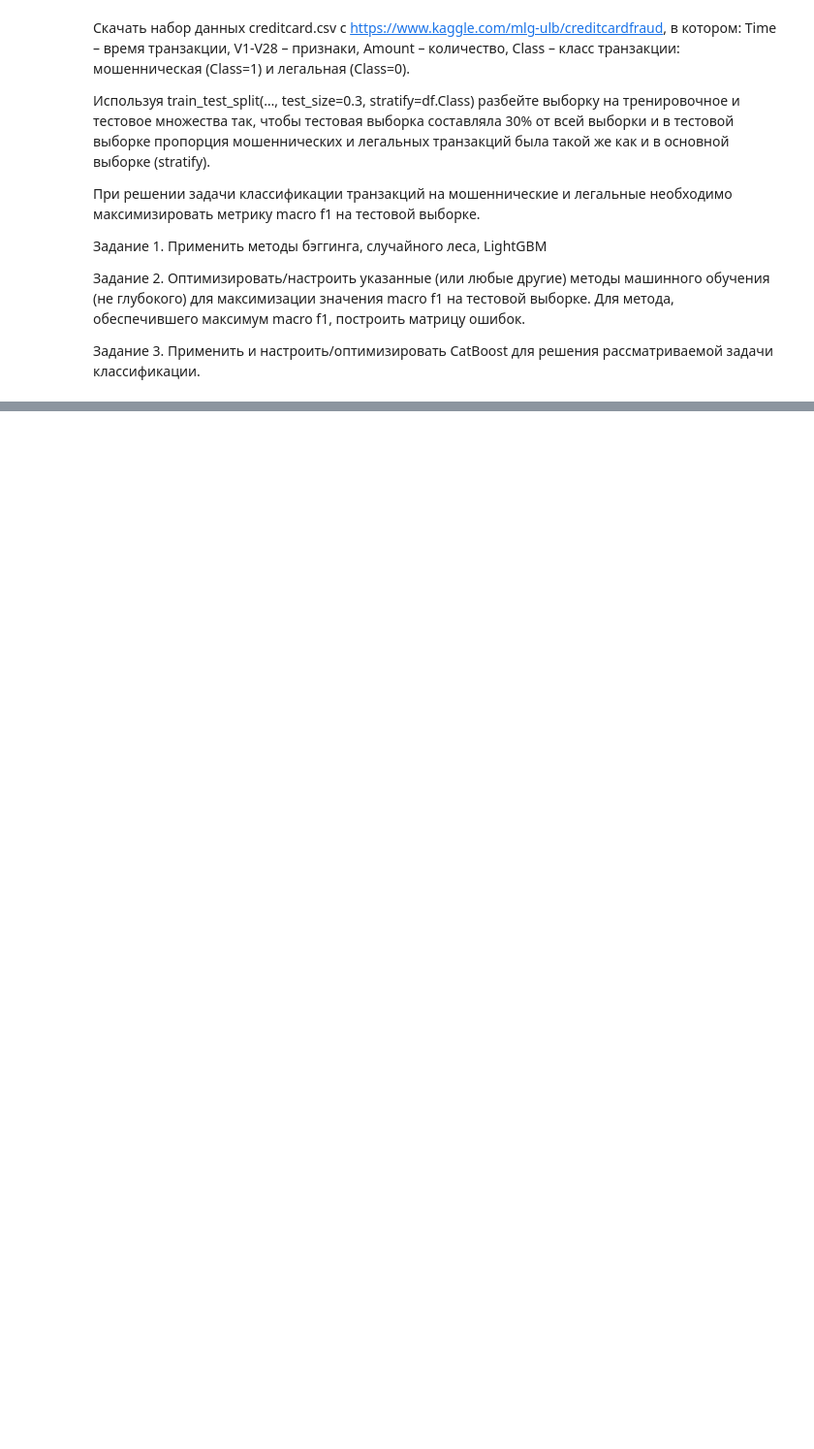
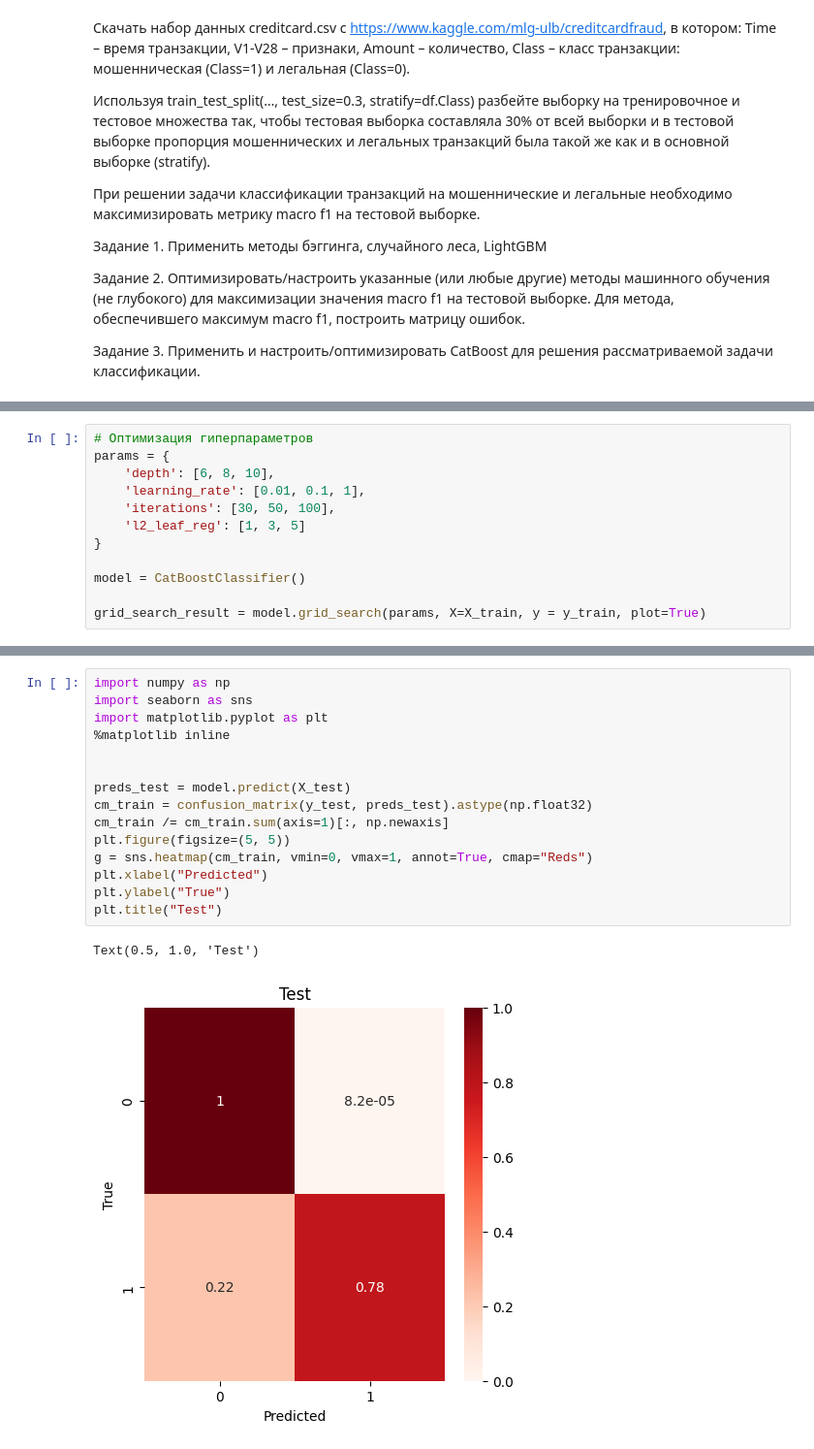
Before and after one commit to mu-stardash/Python-assignments, a Jupyter notebook: 5 laba/5_laba_python_big.ipynb, the cells around one changed output, grey strips where cells are left out. Shown at 97% size. Drawn from its saved outputs; the diff is of its cells as text; blank space fills up the shorter version.

```diff
--- a/5 laba/5_laba_python_big.ipynb
+++ b/5 laba/5_laba_python_big.ipynb
@@ -152,0 +321,12 @@ from catboost import CatBoostClassifier
+# %%
+# Оптимизация гиперпараметров
+params = {
+    'depth': [6, 8, 10],
+    'learning_rate': [0.01, 0.1, 1],
+    'iterations': [30, 50, 100],
+    'l2_leaf_reg': [1, 3, 5]
+}
+
+model = CatBoostClassifier()
+
+grid_search_result = model.grid_search(params, X=X_train, y = y_train, plot=True)
@@ -152,0 +383,18 @@ from catboost import CatBoostClassifier
+# %%
+import numpy as np
+import seaborn as sns
+import matplotlib.pyplot as plt
+%matplotlib inline
+
+
+preds_test = model.predict(X_test)
+cm_train = confusion_matrix(y_test, preds_test).astype(np.float32)
+cm_train /= cm_train.sum(axis=1)[:, np.newaxis]
+plt.figure(figsize=(5, 5))
+g = sns.heatmap(cm_train, vmin=0, vmax=1, annot=True, cmap="Reds")
+plt.xlabel("Predicted")
+plt.ylabel("True")
+plt.title("Test")
+# %% [output]
+Text(0.5, 1.0, 'Test')
+[figure, added]
```
Also changed, not shown: parts of 62 cells of this notebook, 11 other files.
